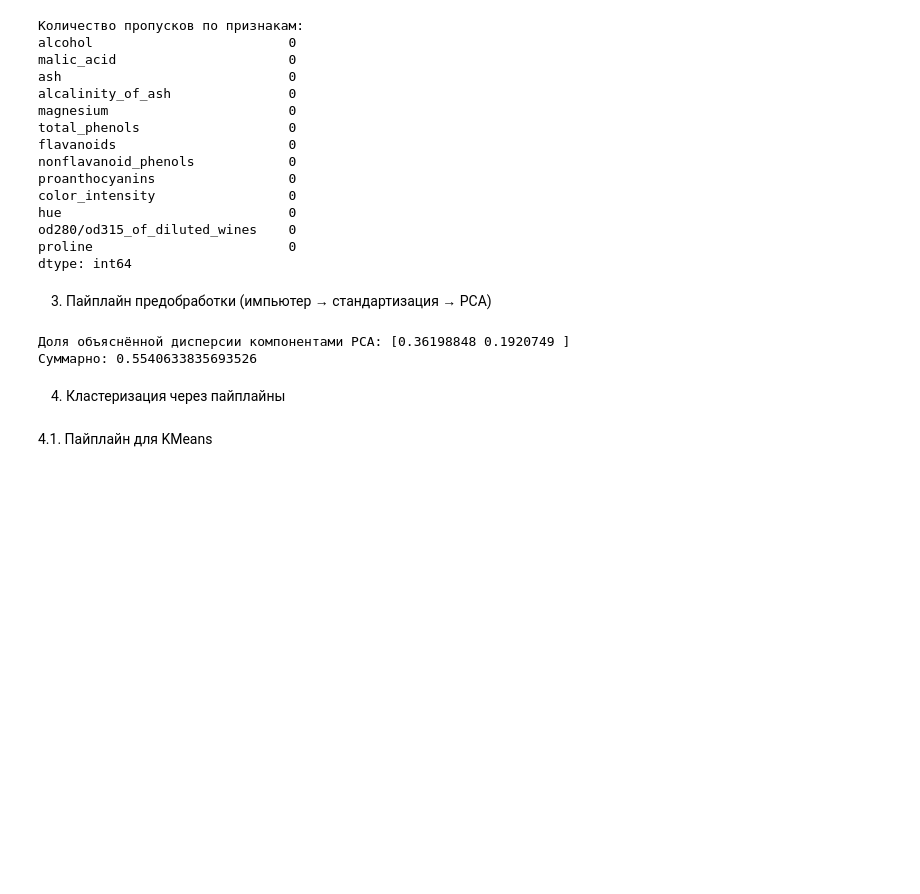
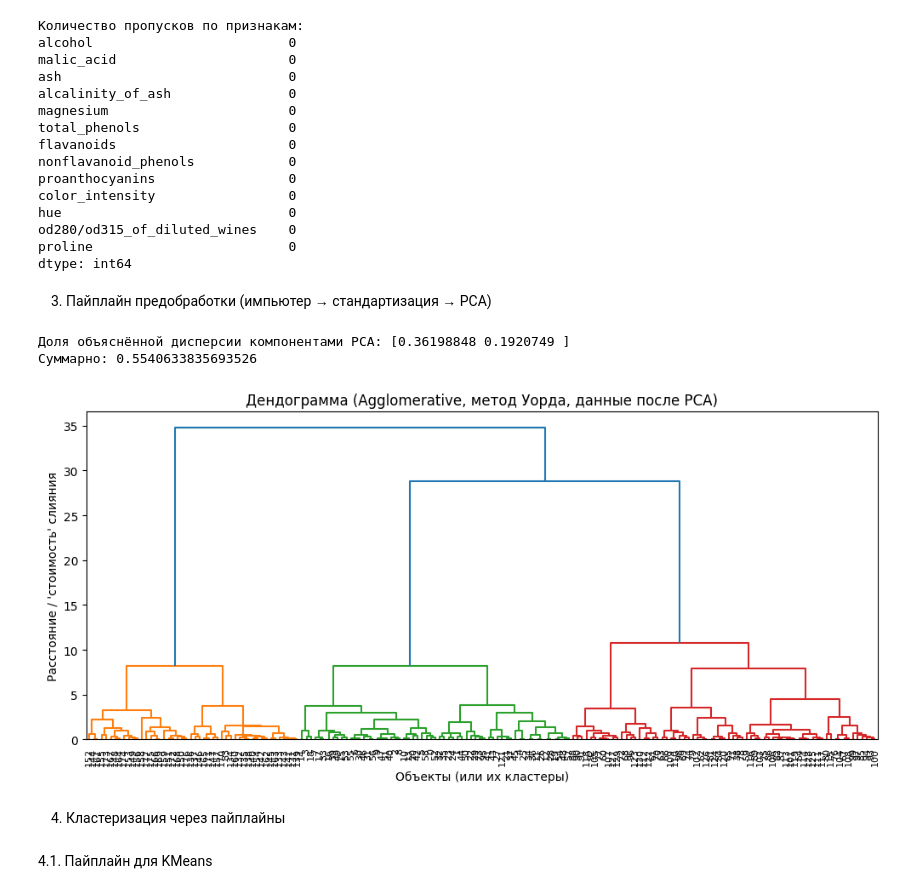
Before and after one commit to Potass1umN1trate/ML-Labs, a Jupyter notebook: Lab-7.ipynb, the cells around one changed output. Cells and saved outputs as stored; diff of their text form; code cells hidden in the pictures; blank space fills up the shorter version.

```diff
--- a/Lab-7.ipynb
+++ b/Lab-7.ipynb
@@ -85,6 +85,29 @@ print("Суммарно:", preprocess.named_steps['pca'].explained_variance_rati
 # %% [output]
 Доля объяснённой дисперсии компонентами PCA: [0.36198848 0.1920749 ]
 Суммарно: 0.5540633835693526
+# %%
+from scipy.cluster.hierarchy import dendrogram, linkage
+from copy import deepcopy
+
+# отдельный препроцессор только для дендрограммы,
+# чтобы не трогать тот, что пойдёт в пайплайны
+preprocess_dendro = deepcopy(preprocess)
+
+X_tr = preprocess_dendro.fit_transform(X)
+Z = linkage(X_tr, method='ward')
+
+plt.figure(figsize=(12, 5))
+dendrogram(
+    Z,
+    leaf_rotation=90.,
+    leaf_font_size=8.,
+)
+plt.title("Дендограмма (Agglomerative, метод Уорда, данные после PCA)")
+plt.xlabel("Объекты (или их кластеры)")
+plt.ylabel("Расстояние / 'стоимость' слияния")
+plt.show()
+# %% [output]
+[figure, added]
 # %% [markdown]
 4. Кластеризация через пайплайны
 # %% [markdown]
```
